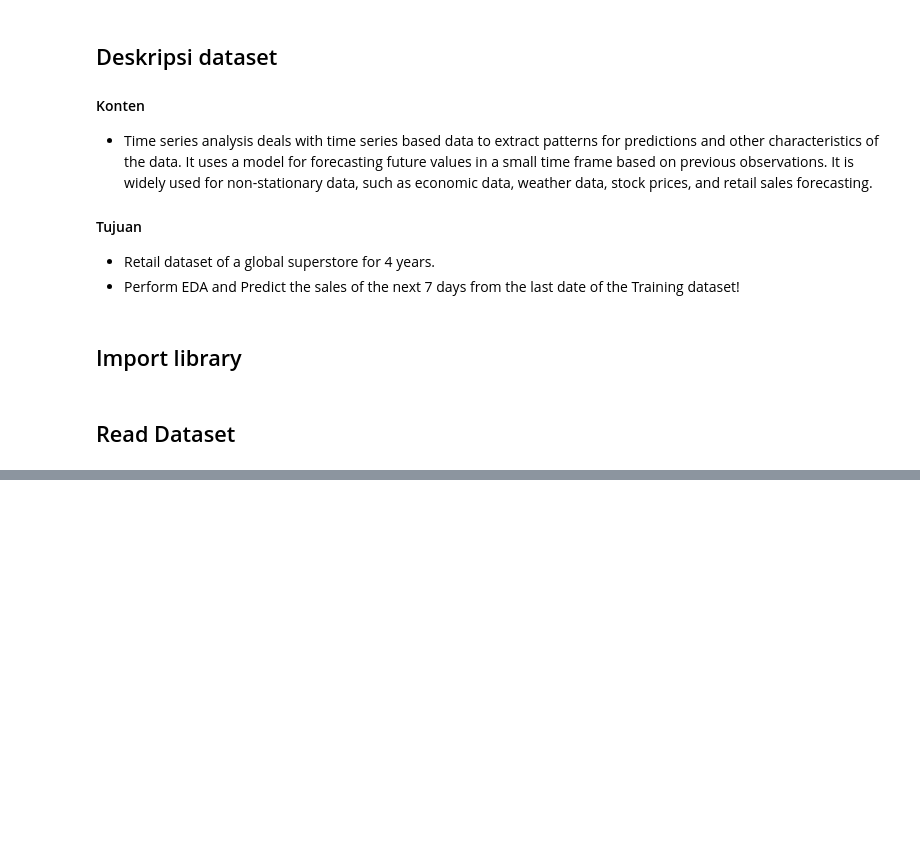
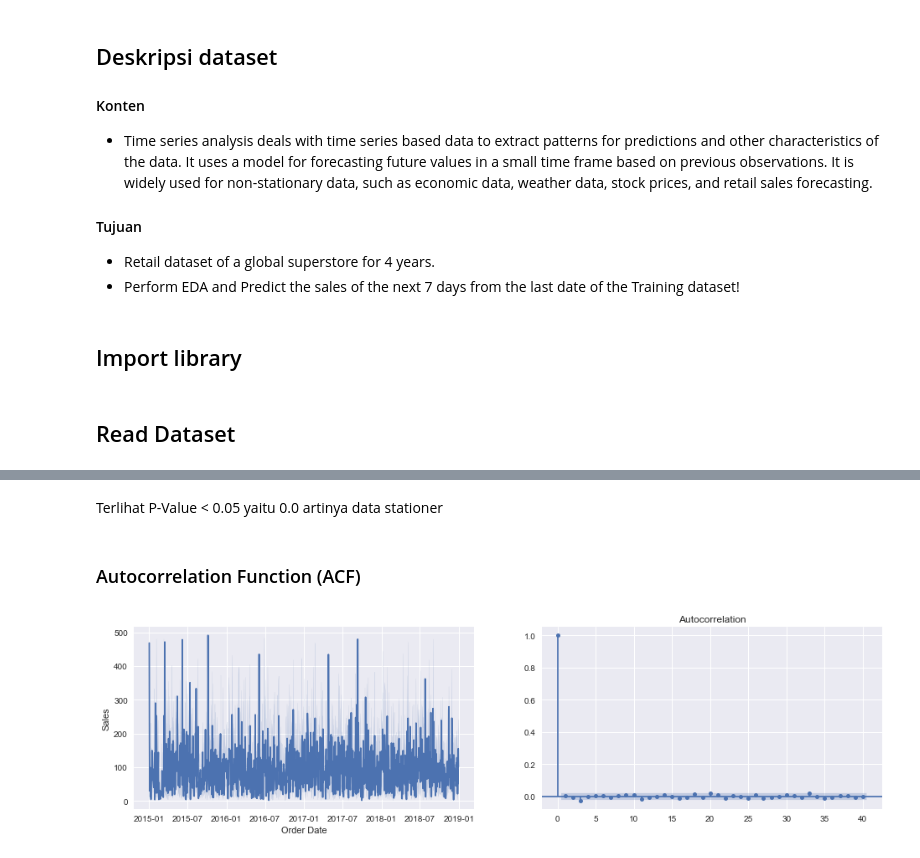
Before and after one commit to AgungYogaSetiawan/superstore-sales-forecasting, a Jupyter notebook: Project Predict Super Store Sales in Next Week with Forecasting Algorithm.ipynb, the cells around one changed output, grey strips where cells are left out. Cells and saved outputs as stored; diff of their text form; code cells hidden in the pictures; blank space fills up the shorter version.

```diff
--- a/Project Predict Super Store Sales in Next Week with Forecasting Algorithm.ipynb
+++ b/Project Predict Super Store Sales in Next Week with Forecasting Algorithm.ipynb
@@ -36,0 +169,4 @@ df.head()
+# %%
+# drop data duplicated
+df.drop_duplicates(keep='first', inplace=True)
+df.shape
@@ -36,0 +288,3 @@ df.head()
+# %%
+df3 = df2[["Sales"]].copy()
+df3
@@ -36,0 +333,19 @@ df.head()
+# %% [markdown]
+Terlihat P-Value < 0.05 yaitu 0.0 artinya data stationer
+# %% [markdown]
+### Autocorrelation Function (ACF)
+# %%
+from statsmodels.graphics.tsaplots import plot_acf
+import seaborn as sns
+
+fig, axes = plt.subplots(1, 2, figsize=(16, 4))
+
+sns.lineplot(data=df2, x='Order Date', y='Sales', ax=axes[0])
+# fig, (ax1, ax2) = plt.subplots(1, 2, figsize=(16,4))
+# ax1.plot(df3.Sales)
+# ax1.set_title('Original')
+# ax1.set_ylim([0,1000])
+plot_acf(df3.Sales, ax=axes[1]);
+plt.show()
+# %% [output]
+[figure, added]
```
Also changed, not shown: parts of 61 cells of this notebook.
